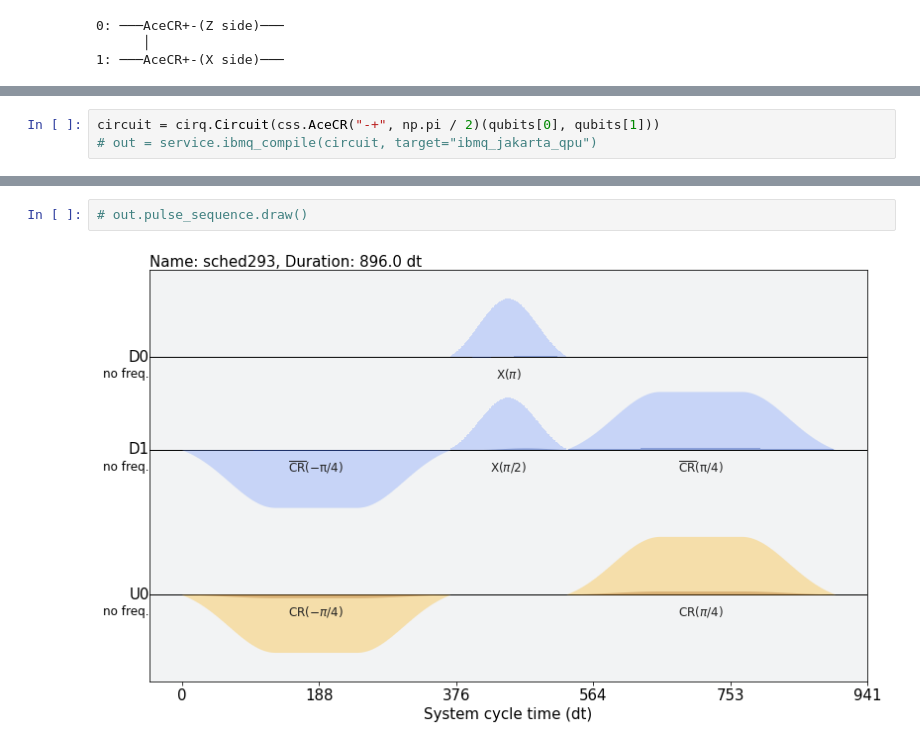
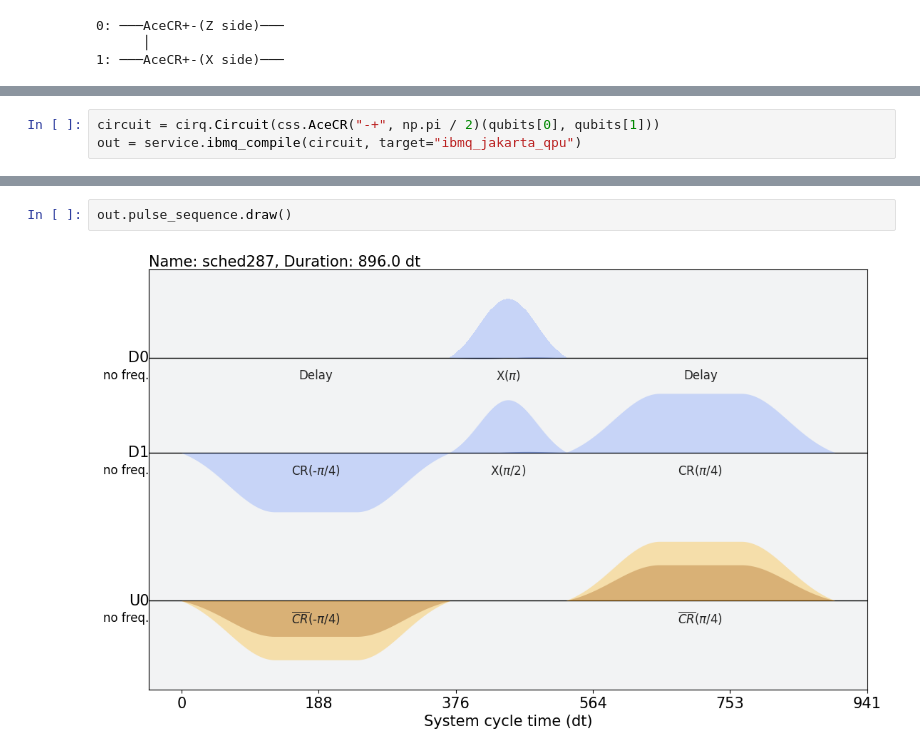
Before and after one commit to Infleqtion/client-superstaq, a Jupyter notebook: examples/ibmq_compile.ipynb, the cells around one changed output, grey strips where cells are left out. Cells and saved outputs as stored; diff of their text form.

```diff
--- a/examples/ibmq_compile.ipynb
+++ b/examples/ibmq_compile.ipynb
@@ -41,4 +46,4 @@ circuit
 # %%
 circuit = cirq.Circuit(css.AceCR("-+", np.pi / 2)(qubits[0], qubits[1]))
-# out = service.ibmq_compile(circuit, target="ibmq_jakarta_qpu")
+out = service.ibmq_compile(circuit, target="ibmq_jakarta_qpu")
 # %%
@@ -48,6 +53,6 @@ circuit = cirq.Circuit(css.AceCR("-+", np.pi / 2)(qubits[0], qubits[1]))
       │
 1: ───AceCR-+(X side)|Rx(0.5π)|───
 # %%
-# out.pulse_sequence.draw()
+out.pulse_sequence.draw()
 # %% [output]
-[figure, old version]
+[figure, new version]
```
Also changed, not shown: parts of 6 cells of this notebook, 1 other file.
